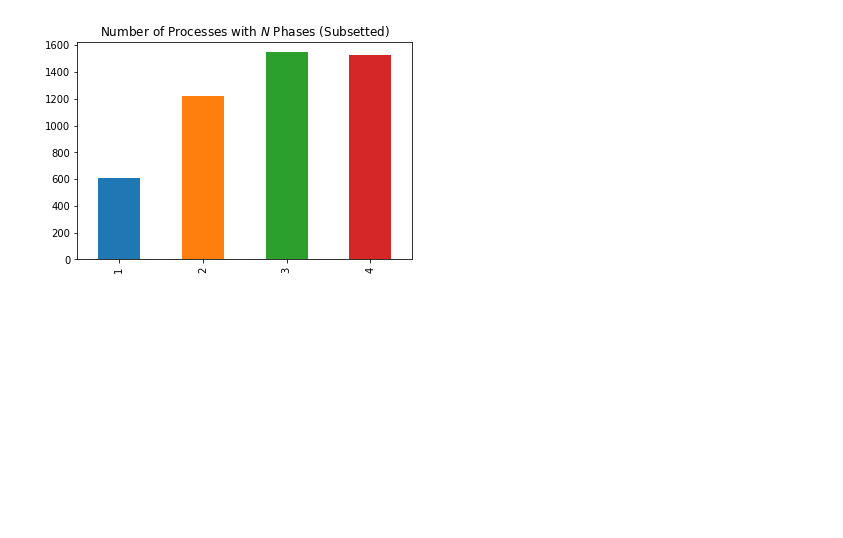
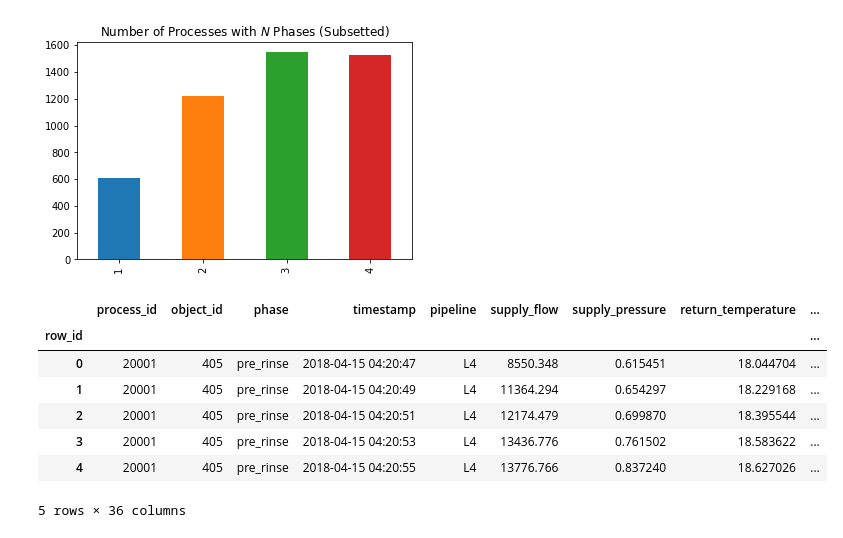
Before and after one commit to b-o-l-l-a/driven-data-rinse-over-run, a Jupyter notebook: notebooks/starter_notebook.ipynb, the cells around one changed output. Drawn from its saved outputs; the diff is of its cells as text; code cells hidden in the pictures; blank space fills up the shorter version.

```diff
--- a/notebooks/starter_notebook.ipynb
+++ b/notebooks/starter_notebook.ipynb
@@ -147,3 +141,14 @@ train_df_limited.groupby('process_id').phase.nunique().value_counts().sort_index
 plt.title("Number of Processes with $N$ Phases (Subsetted)");
 # %% [output]
 [figure]
+# %%
+train_df_limited.head()
+# %% [output]
+|  | process_id | object_id | phase | timestamp | pipeline | supply_flow | supply_pressure | return_temperature | ... |
+| row_id |  |  |  |  |  |  |  |  | ... |
+| 0 | 20001 | 405 | pre_rinse | 2018-04-15 04:20:47 | L4 | 8550.348 | 0.615451 | 18.044704 | ... |
+| 1 | 20001 | 405 | pre_rinse | 2018-04-15 04:20:49 | L4 | 11364.294 | 0.654297 | 18.229168 | ... |
+| 2 | 20001 | 405 | pre_rinse | 2018-04-15 04:20:51 | L4 | 12174.479 | 0.699870 | 18.395544 | ... |
+| 3 | 20001 | 405 | pre_rinse | 2018-04-15 04:20:53 | L4 | 13436.776 | 0.761502 | 18.583622 | ... |
+| 4 | 20001 | 405 | pre_rinse | 2018-04-15 04:20:55 | L4 | 13776.766 | 0.837240 | 18.627026 | ... |
+5 rows × 36 columns
```
Also changed, not shown: parts of 13 cells of this notebook, 1 other file.
